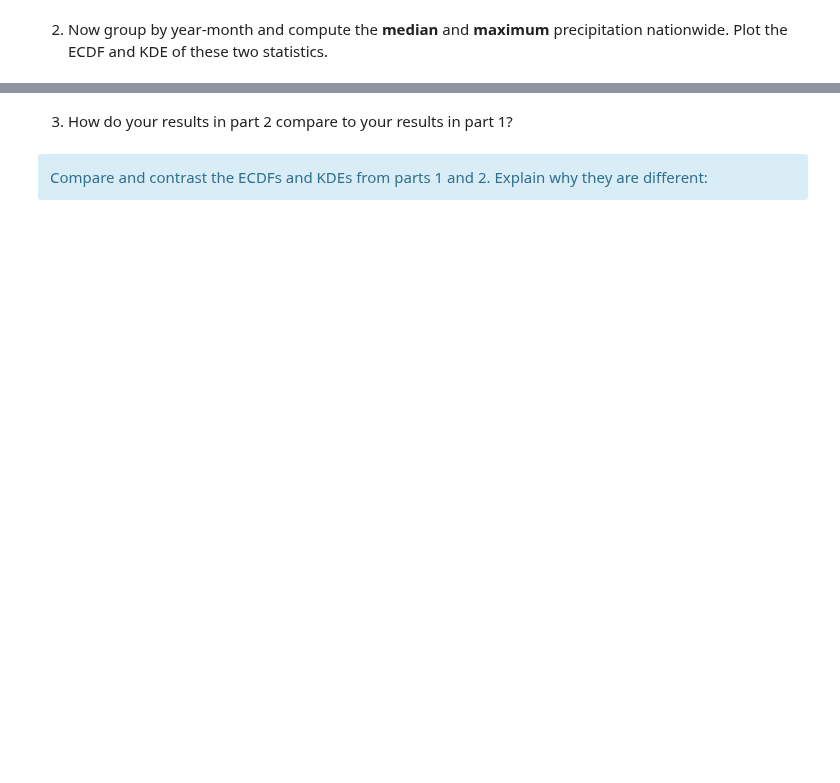
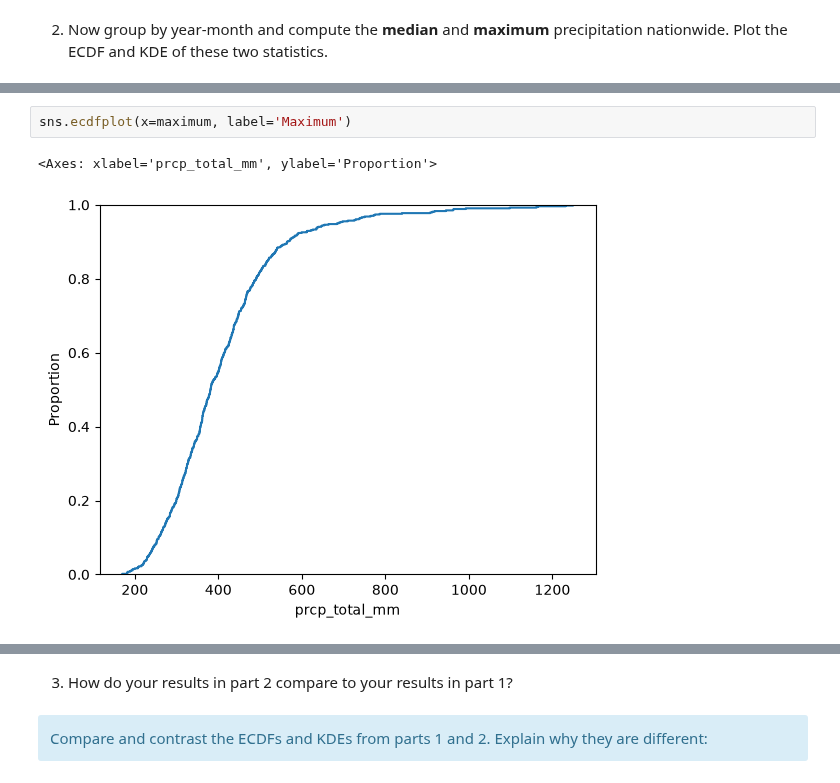
Before and after one commit to Rhatek/UU_F26_templates, a Jupyter notebook: Week05/Thursday_Lab/lab_05.ipynb, the cells around one changed output, grey strips where cells are left out. Saved outputs shown, nothing was run; the diff lists cells and outputs as text; blank space fills up the shorter version.

```diff
--- a/Week05/Thursday_Lab/lab_05.ipynb
+++ b/Week05/Thursday_Lab/lab_05.ipynb
@@ -100,0 +194,5 @@ df.head()
+# %%
+sns.ecdfplot(x=maximum, label='Maximum')
+# %% [output]
+<Axes: xlabel='prcp_total_mm', ylabel='Proportion'>
+[figure, added]
```
Also changed, not shown: parts of 34 cells of this notebook, 1 other file.
